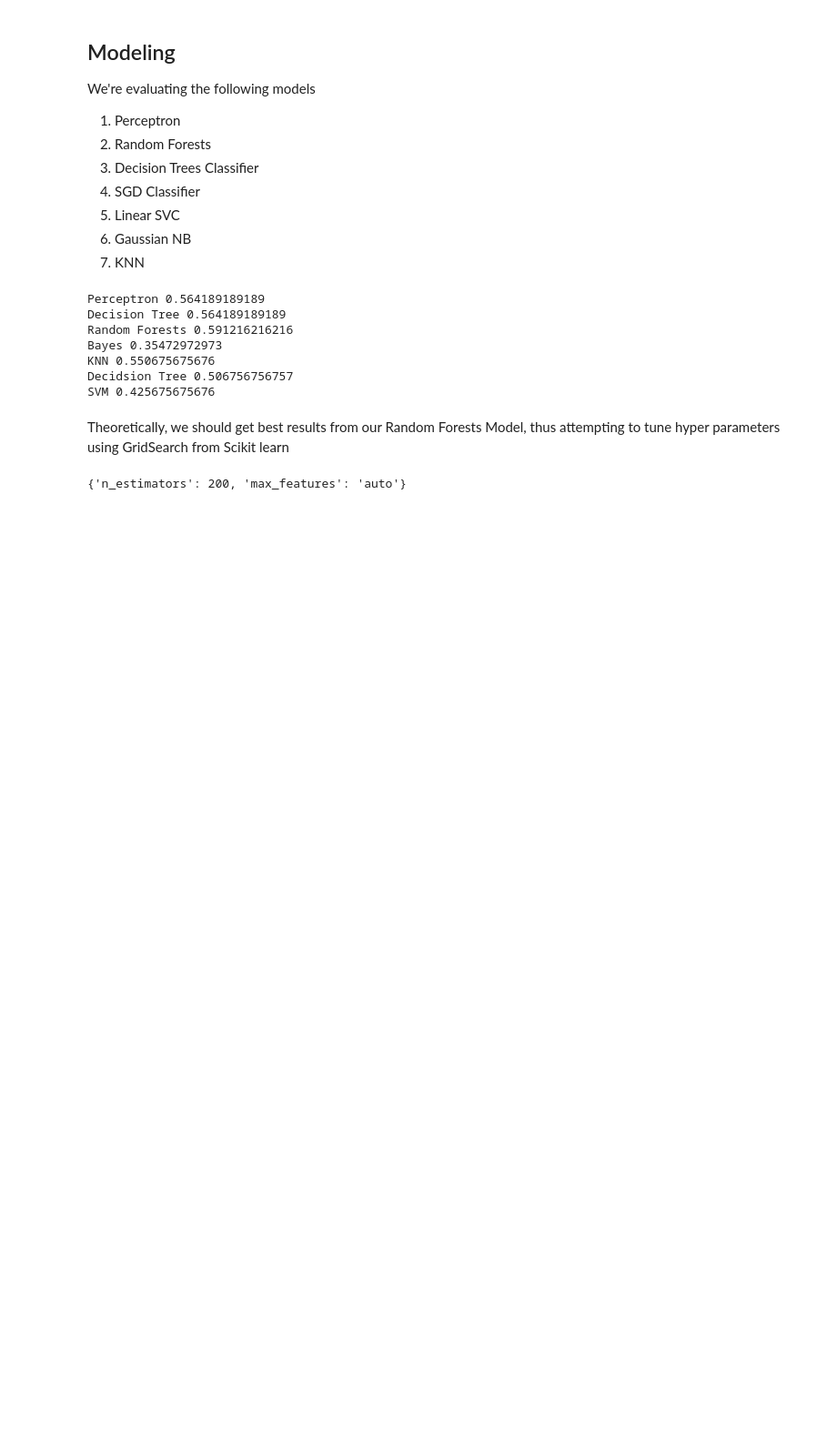
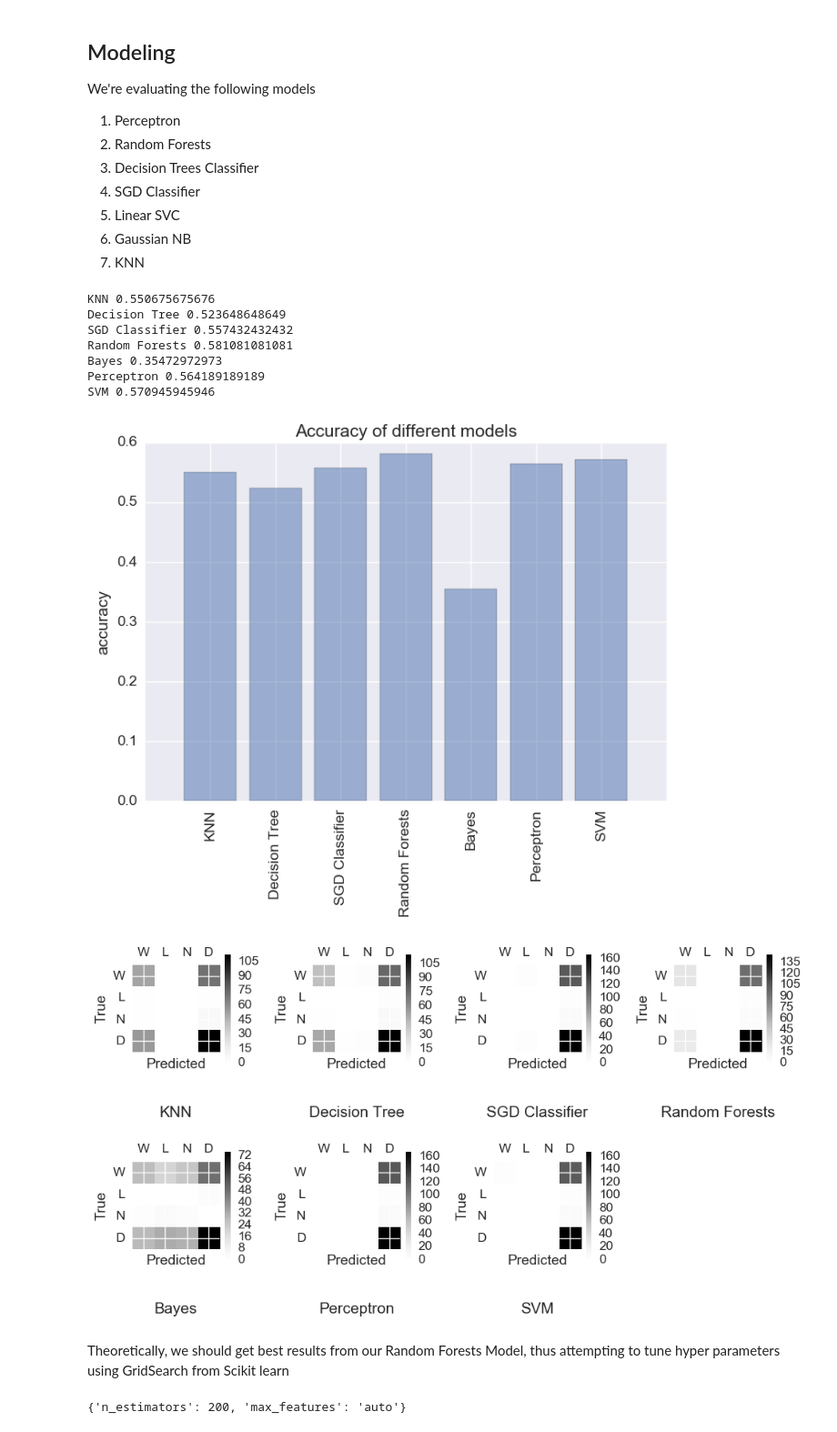
Before and after one commit to CalmDownKarm/fantastic-garbanzo, a Jupyter notebook: UFCModel.ipynb, the cells around one changed output. Shown at 91% size. Cells and saved outputs as stored; diff of their text form; code cells hidden in the pictures; blank space fills up the shorter version.

```diff
--- a/UFCModel.ipynb
+++ b/UFCModel.ipynb
@@ -241,14 +241,14 @@ def dec_tree(X_train,Y_train,X_test,Y_test,Models):
     decision_tree = DecisionTreeClassifier()
     decision_tree.fit(X_train, Y_train)
     Y_pred = decision_tree.predict(X_test)
-    Models['Decidsion Tree'] = [accuracy_score(Y_test,Y_pred),confusion_matrix(Y_test,Y_pred)]
+    Models['Decision Tree'] = [accuracy_score(Y_test,Y_pred),confusion_matrix(Y_test,Y_pred)]
     return
 
 def SGDClass(X_train,Y_train,X_test,Y_test,Models):
     sgd = SGDClassifier()
     sgd.fit(X_train, Y_train)
     Y_pred = sgd.predict(X_test)
-    Models['Decision Tree'] = [accuracy_score(Y_test,Y_pred),confusion_matrix(Y_test,Y_pred)]
+    Models['SGD Classifier'] = [accuracy_score(Y_test,Y_pred),confusion_matrix(Y_test,Y_pred)]
     return
 
 def linSVC(X_train,Y_train,X_test,Y_test,Models):
@@ -285,18 +285,55 @@ def run_all_and_Plot(df):
     bayes(X_train,Y_train,X_test,Y_test,Models)
     Nearest(X_train,Y_train,X_test,Y_test,Models)
     return Models
+
+
+def plot_bar(dict):
+    labels = tuple(dict.keys())
+    y_pos = np.arange(len(labels))
+    values = [dict[n][0] for n in dict]
+    plt.bar(y_pos, values, align='center', alpha=0.5)
+    plt.xticks(y_pos, labels,rotation='vertical')
+    plt.ylabel('accuracy')
+    plt.title('Accuracy of different models')
+    plt.show()
+
+
+def plot_cm(dict):
+    count = 1
+    fig = plt.figure(figsize=(10,10))
+    for model in dict:
+        cm = dict[model][1]
+        labels = ['W','L','N','D']
+        ax = fig.add_subplot(4,4,count)
+        cax = ax.matshow(cm)
+        plt.title(model,y=-0.8)
+        fig.colorbar(cax)
+        ax.set_xticklabels([''] + labels)
+        ax.set_yticklabels([''] + labels)
+        plt.xlabel('Predicted')
+        plt.ylabel('True')
+        # plt.subplot(2,2,count)
+        count+=1
+    plt.tight_layout()
+    plt.show()
 # %%
-foo = run_all_and_Plot(dropdata)
-for key,val in foo.items():
+accuracies = run_all_and_Plot(dropdata)
+CompareAll = dict()
+CompareAll['Baseline'] = accuracies
+for key,val in accuracies.items():
     print(str(key) +' '+ str(val[0]))
+plot_bar(accuracies)
+plot_cm(accuracies)
 # %% [output]
+KNN 0.550675675676
+Decision Tree 0.523648648649
+SGD Classifier 0.557432432432
+Random Forests 0.581081081081
+Bayes 0.35472972973
 Perceptron 0.564189189189
-Decision Tree 0.564189189189
-Random Forests 0.591216216216
-Bayes 0.35472972973
-KNN 0.550675675676
-Decidsion Tree 0.506756756757
-SVM 0.425675675676
+SVM 0.570945945946
+[figure, added]
+[figure, added]
 # %% [markdown]
 Theoretically, we should get best results from our Random Forests Model, thus attempting to tune hyper parameters using GridSearch from Scikit learn
 # %%
```
Also changed, not shown: parts of 12 cells of this notebook.
